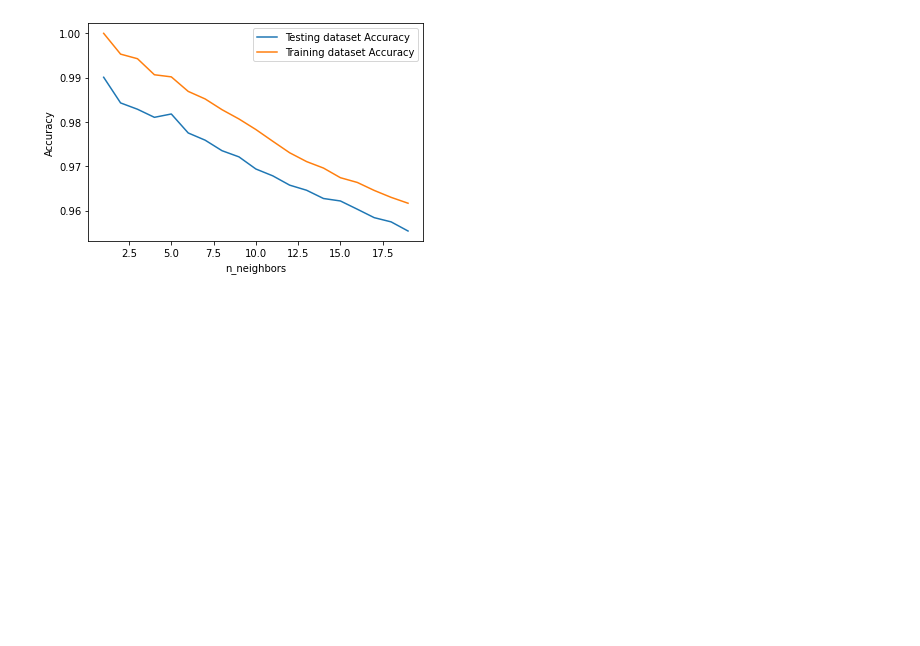
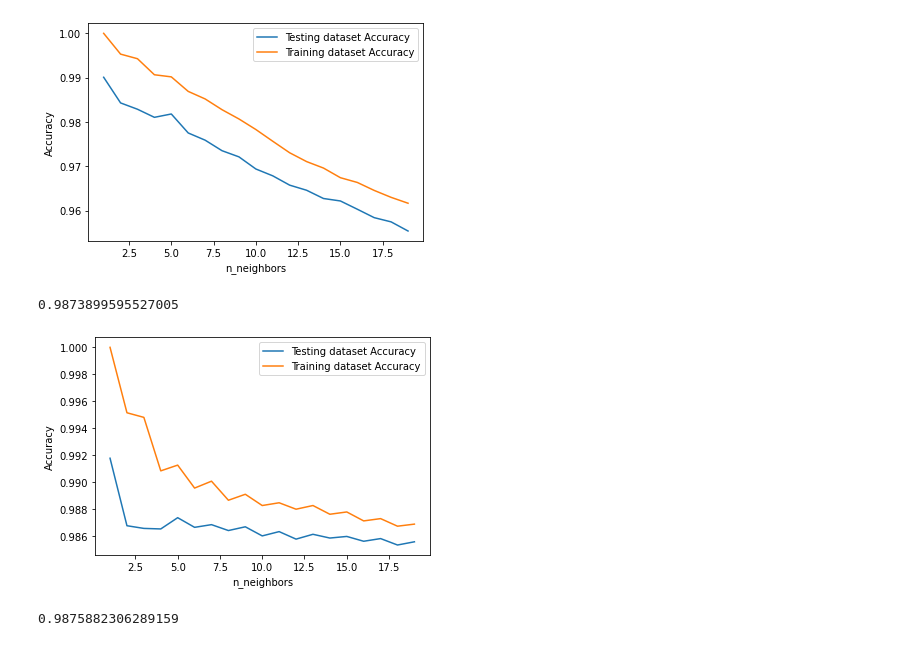
Before and after one commit to llxzy/E4012_rastliny, a Jupyter notebook: k-nearest-neighbors.ipynb, the cells around one changed output. Saved outputs shown, nothing was run; the diff lists cells and outputs as text; code cells hidden in the pictures; blank space fills up the shorter version.

```diff
--- a/k-nearest-neighbors.ipynb
+++ b/k-nearest-neighbors.ipynb
@@ -106,3 +105,59 @@ plt.show()
 fig.savefig('KNN.png', facecolor='w') # uložení
 # %% [output]
 [figure]
+# %%
+# bez souřadnic
+output = df['ROI']
+input2 = df.loc[:, ~df.columns.isin(['Tray', 'ROI', 'File X', 'File Y'])]
+
+X_train, X_test, y_train, y_test = train_test_split(input2, output, test_size = 0.3, random_state=42)
+
+knn = KNeighborsClassifier(n_neighbors=5)
+
+knn.fit(X_train, y_train)
+
+# accuracy
+print(knn.score(X_test, y_test))
+# %% [output]
+0.9873899595527005
+# %%
+# jak se to bude měnit s počtem sousedů
+neighbors = np.arange(1, 20)
+train_accuracy = np.empty(len(neighbors))
+test_accuracy = np.empty(len(neighbors))
+
+for i, k in enumerate(neighbors):
+    knn = KNeighborsClassifier(n_neighbors=k)
+    knn.fit(X_train, y_train)
+
+    # accuracy
+    train_accuracy[i] = knn.score(X_train, y_train)
+    test_accuracy[i] = knn.score(X_test, y_test)
+
+fig, ax = plt.subplots()
+
+plt.plot(neighbors, test_accuracy, label = 'Testing dataset Accuracy')
+plt.plot(neighbors, train_accuracy, label = 'Training dataset Accuracy')
+
+plt.legend()
+plt.xlabel('n_neighbors')
+plt.ylabel('Accuracy')
+plt.show()
+fig.savefig('KNN2.png', facecolor='w') # uložení
+# %% [output]
+[figure, added]
+# %%
+# každá pátá vlnová délka
+input3 = input.iloc[:,range(2, input.shape[1], 5)]
+
+
+X_train, X_test, y_train, y_test = train_test_split(input3, output, test_size = 0.3, random_state=42)
+
+knn = KNeighborsClassifier(n_neighbors=5)
+
+knn.fit(X_train, y_train)
+
+# Calculate the accuracy of the model
+print(knn.score(X_test, y_test))
+# %% [output]
+0.9875882306289159
```
Also changed, not shown: parts of 6 cells of this notebook.
